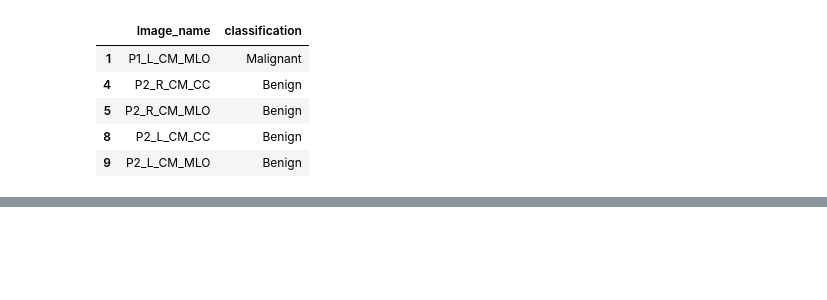
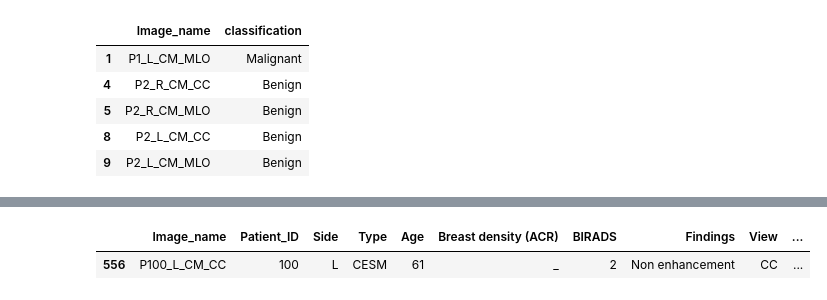
Before and after one commit to RexGod/DataMining_Pgu_Nueral_Network, a Jupyter notebook: finalProject.ipynb, the cells around one changed output, grey strips where cells are left out. Cells and saved outputs as stored; diff of their text form; code cells hidden in the pictures; blank space fills up the shorter version.

```diff
--- a/finalProject.ipynb
+++ b/finalProject.ipynb
@@ -59,2 +8,5 @@ https://pandas.pydata.org/docs/reference/api/pandas.DataFrame.rename.html
+# %%
+pathManual = 'C:/Users/shadmehr/Downloads/Compressed/Radiology manual annotations.xlsx'
+manualRadio = pd.read_excel(pathManual)
 # %%
 manualRadio= manualRadio.rename(columns={'Pathology Classification/ Follow up':'classification'})
@@ -105,0 +54,5 @@ for filename in images:
+# %%
+manualRadio[manualRadio['Image_name'] == image_name[0]]
+# %% [output]
+|  | Image_name | Patient_ID | Side | Type | Age | Breast density (ACR) | BIRADS | Findings | View | ... |
+| 556 | P100_L_CM_CC | 100 | L | CESM | 61 | _ | 2 | Non enhancement | CC | ... |
```
Also changed, not shown: parts of 36 cells of this notebook.
